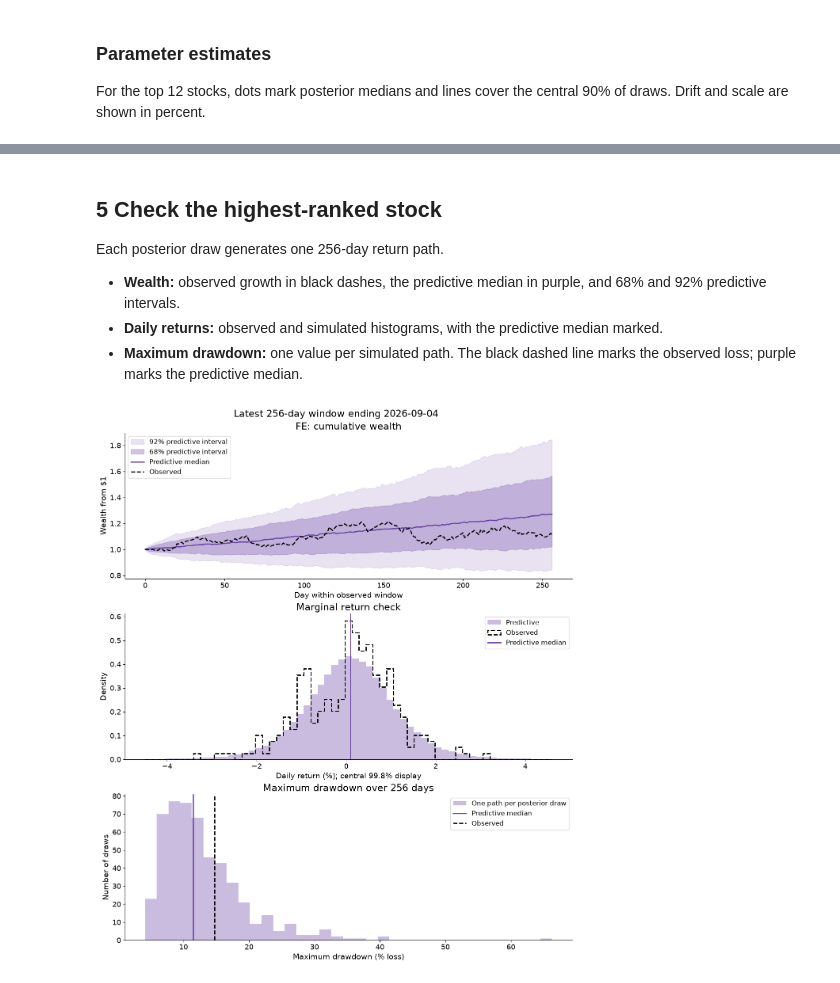
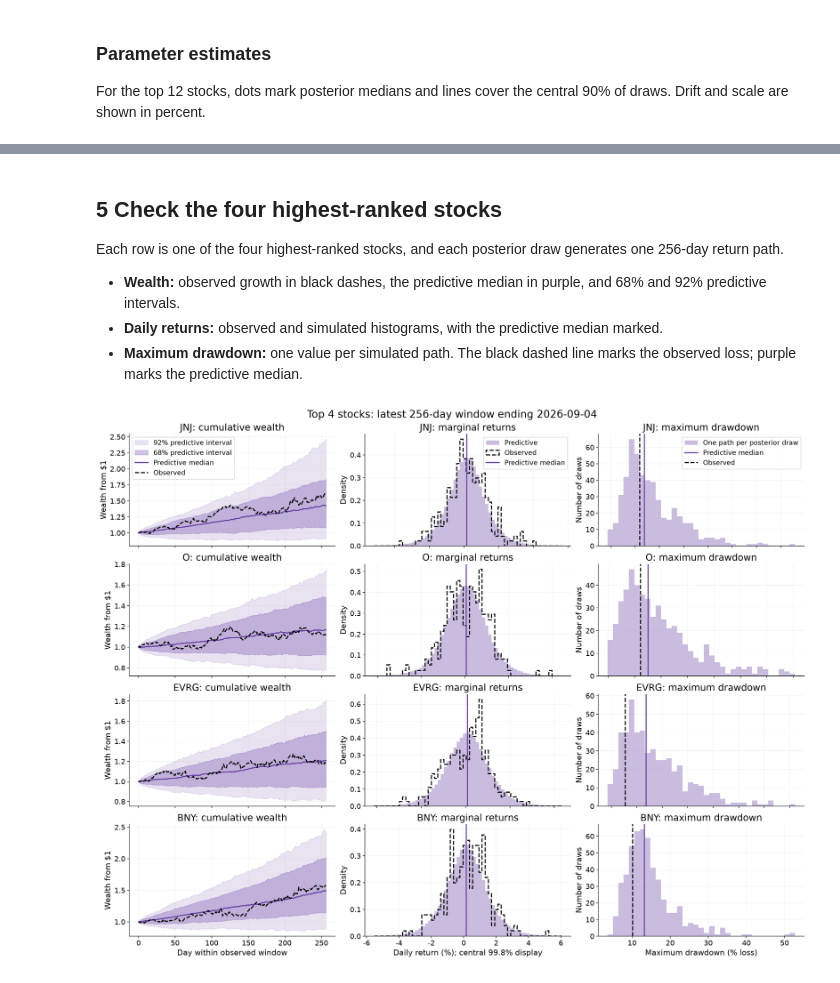
Before and after one commit to stefanradev93/amortized-fractals, a Jupyter notebook: mmar_stock_screener.ipynb, the cells around one changed output, grey strips where cells are left out. Cells and saved outputs as stored; diff of their text form; code cells hidden in the pictures.

```diff
--- a/mmar_stock_screener.ipynb
+++ b/mmar_stock_screener.ipynb
@@ -164,12 +170,15 @@ viz.parameter_plot(ranking, FIGURES / "03_parameter_posteriors.png")
 # %% [markdown]
-## 5 Check the highest-ranked stock
+## 5 Check the four highest-ranked stocks
 
-Each posterior draw generates one 256-day return path.
+Each row is one of the four highest-ranked stocks, and each posterior draw generates one 256-day return path.
 
 - **Wealth:** observed growth in black dashes, the predictive median in purple, and 68% and 92% predictive intervals.
 - **Daily returns:** observed and simulated histograms, with the predictive median marked.
 - **Maximum drawdown:** one value per simulated path. The black dashed line marks the observed loss; purple marks the predictive median.
 # %%
-viz.fit_plot(posterior, series, metadata, ranking, dates, FIGURES / "04_leading_stock_fit.png")
+viz.fit_plot(
+    posterior, series, metadata, ranking, dates,
+    FIGURES / "04_leading_stock_fit.png", top_n=4, figsize=(18, 14)
+)
 # %% [output]
-[figure, old version]
+[figure, new version]
```
Also changed, not shown: parts of 7 cells of this notebook, 27 other files.
